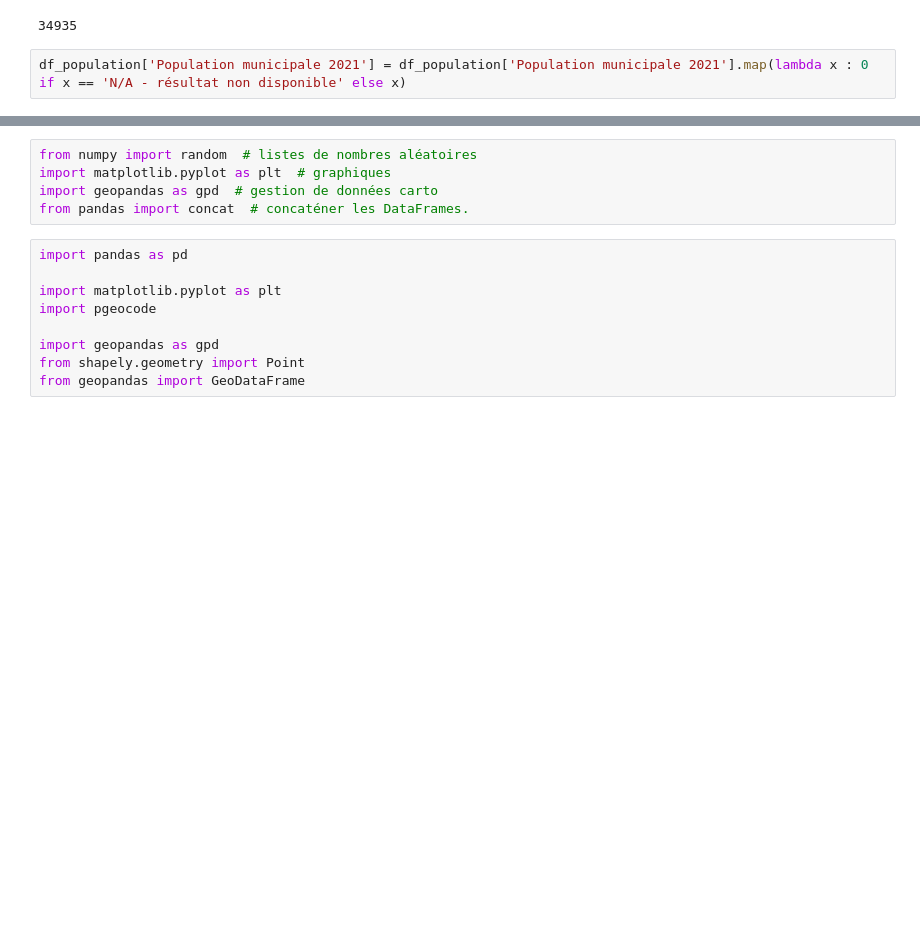
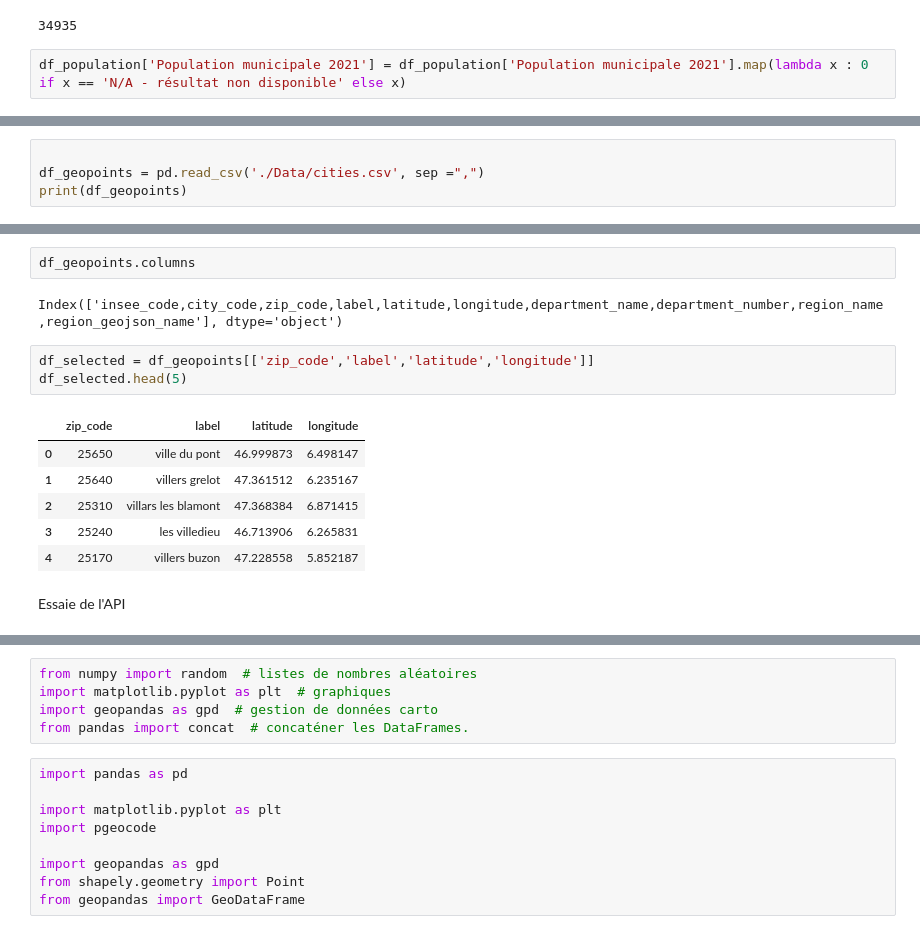
Before and after one commit to khady2708/projet-stage, a Jupyter notebook: ville.ipynb, the cells around one changed output, grey strips where cells are left out. Saved outputs shown, nothing was run; the diff lists cells and outputs as text; blank space fills up the shorter version.

Commit message:
chargement cities.cvs avec geopoints

```diff
--- a/ville.ipynb
+++ b/ville.ipynb
@@ -271,0 +312,4 @@ df_population_supérieure20000.head()
+# %%
+
+df_geopoints = pd.read_csv('./Data/cities.csv', sep =",")
+print(df_geopoints)
@@ -271,0 +354,16 @@ df_population_supérieure20000.head()
+# %%
+df_geopoints.columns
+# %% [output]
+Index(['insee_code,city_code,zip_code,label,latitude,longitude,department_name,department_number,region_name,region_geojson_name'], dtype='object')
+# %%
+df_selected = df_geopoints[['zip_code','label','latitude','longitude']]
+df_selected.head(5)
+# %% [output]
+|  | zip_code | label | latitude | longitude |
+| 0 | 25650 | ville du pont | 46.999873 | 6.498147 |
+| 1 | 25640 | villers grelot | 47.361512 | 6.235167 |
+| 2 | 25310 | villars les blamont | 47.368384 | 6.871415 |
+| 3 | 25240 | les villedieu | 46.713906 | 6.265831 |
+| 4 | 25170 | villers buzon | 47.228558 | 5.852187 |
+# %% [markdown]
+Essaie de l'API
```
Also changed, not shown: parts of 19 cells of this notebook, 1 other file.
